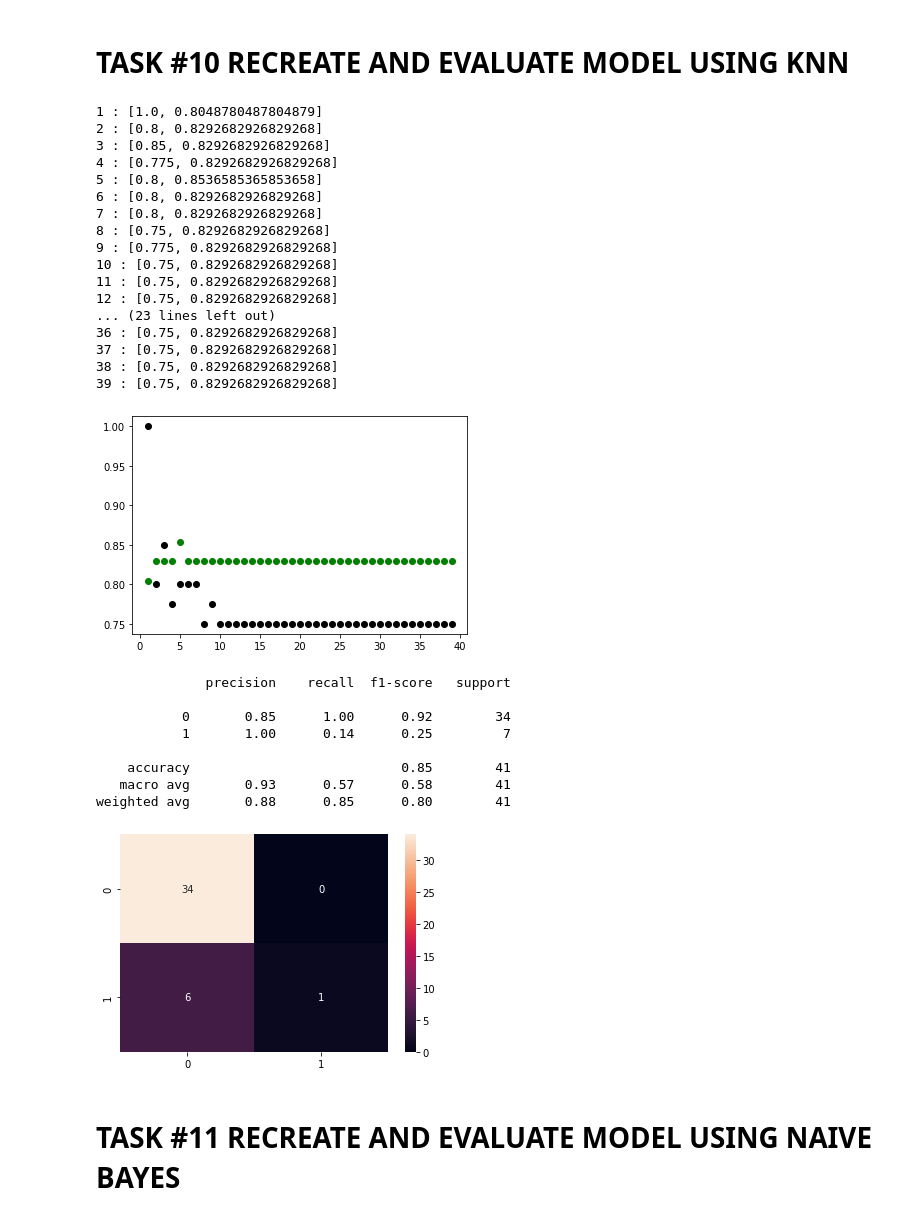
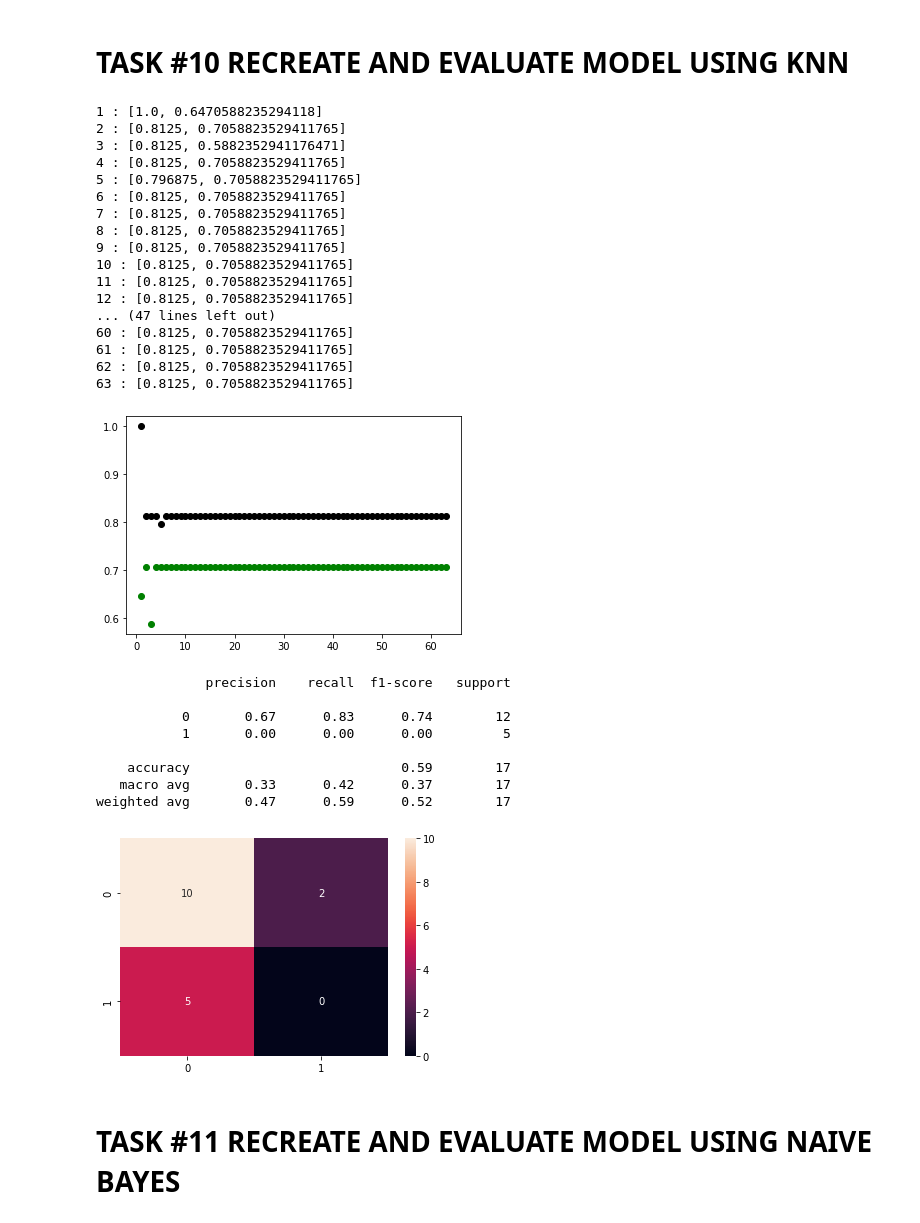
Before and after one commit to thequanic/Kyphosis_Disease_predictor, a Jupyter notebook: Machine Learning for Kyphosis Disease Classification.ipynb, the cells around one changed output. Saved outputs shown, nothing was run; the diff lists cells and outputs as text; code cells hidden in the pictures.

```diff
--- a/Machine Learning for Kyphosis Disease Classification.ipynb
+++ b/Machine Learning for Kyphosis Disease Classification.ipynb
@@ -161,7 +161,7 @@ Name: Kyphosis, Length: 81, dtype: int32
 # %%
 from sklearn.model_selection import train_test_split
 # %%
-x_train,x_test,y_train,y_test=train_test_split(x,y,test_size=0.5,random_state=42)
+x_train,x_test,y_train,y_test=train_test_split(x,y,test_size=0.2,random_state=0)
 # %%
 x_train.shape
 # %% [output]
@@ -316,7 +316,7 @@ trainingScores=[]
 K=[]
 scores={}
 
-for k in range(1,40):
+for k in range(1,64):
     knn = KNeighborsClassifier(n_neighbors = k)
     knn.fit(x_train, y_train)
 
@@ -331,46 +331,46 @@ for k in range(1,40):
 for keys, values in scores.items():
     print(keys, ':', values)
 # %% [output]
-1 : [1.0, 0.8048780487804879]
-2 : [0.8, 0.8292682926829268]
-3 : [0.85, 0.8292682926829268]
-4 : [0.775, 0.8292682926829268]
-5 : [0.8, 0.8536585365853658]
-6 : [0.8, 0.8292682926829268]
-7 : [0.8, 0.8292682926829268]
-8 : [0.75, 0.8292682926829268]
-9 : [0.775, 0.8292682926829268]
-10 : [0.75, 0.8292682926829268]
-11 : [0.75, 0.8292682926829268]
-12 : [0.75, 0.8292682926829268]
-... (23 lines left out)
-36 : [0.75, 0.8292682926829268]
-37 : [0.75, 0.8292682926829268]
-38 : [0.75, 0.8292682926829268]
-39 : [0.75, 0.8292682926829268]
+1 : [1.0, 0.6470588235294118]
+2 : [0.8125, 0.7058823529411765]
+3 : [0.8125, 0.5882352941176471]
+4 : [0.8125, 0.7058823529411765]
+5 : [0.796875, 0.7058823529411765]
+6 : [0.8125, 0.7058823529411765]
+7 : [0.8125, 0.7058823529411765]
+8 : [0.8125, 0.7058823529411765]
+9 : [0.8125, 0.7058823529411765]
+10 : [0.8125, 0.7058823529411765]
+11 : [0.8125, 0.7058823529411765]
+12 : [0.8125, 0.7058823529411765]
+... (47 lines left out)
+60 : [0.8125, 0.7058823529411765]
+61 : [0.8125, 0.7058823529411765]
+62 : [0.8125, 0.7058823529411765]
+63 : [0.8125, 0.7058823529411765]
 # %%
 plt.scatter(K, trainingScores, color ='k')
 plt.scatter(K, testingScores, color ='g')
 plt.show()
 # %% [output]
-[figure, old version]
+[figure, new version]
 # %%
-knn = KNeighborsClassifier(n_neighbors = 5)
+knn = KNeighborsClassifier(n_neighbors = 3)
 knn.fit(x_train,y_train)
 y_predict_test=knn.predict(x_test)
 cm=confusion_matrix(y_test,y_predict_test)
 sns.heatmap(cm,annot=True)
 print(classification_report(y_test,y_predict_test))
 # %% [output]
               precision    recall  f1-score   support
 
-           0       0.85      1.00      0.92        34
-           1       1.00      0.14      0.25         7
+           0       0.67      0.83      0.74        12
+           1       0.00      0.00      0.00         5
 
-    accuracy                           0.85        41
-   macro avg       0.93      0.57      0.58        41
-weighted avg       0.88      0.85      0.80        41
+    accuracy                           0.59        17
+   macro avg       0.33      0.42      0.37        17
+weighted avg       0.47      0.59      0.52        17
-[figure, old version]
+[figure, new version]
 # %%
 model_accuracy["KNN"]=accuracy_score(y_test,y_predict_test)
 # %% [markdown]
```
Also changed, not shown: parts of 21 cells of this notebook.
